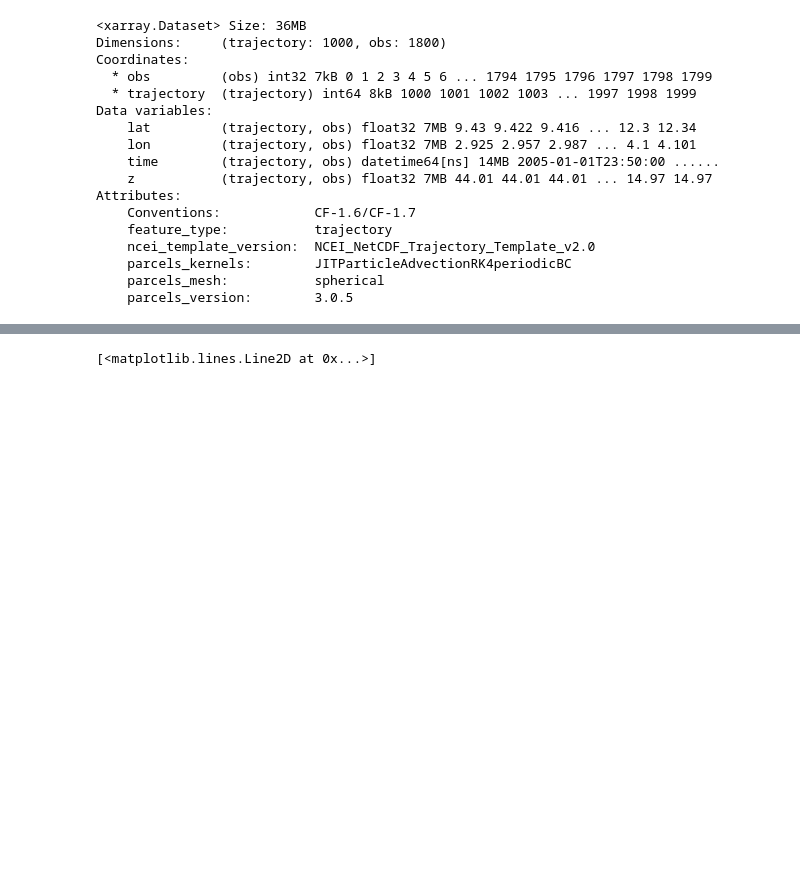
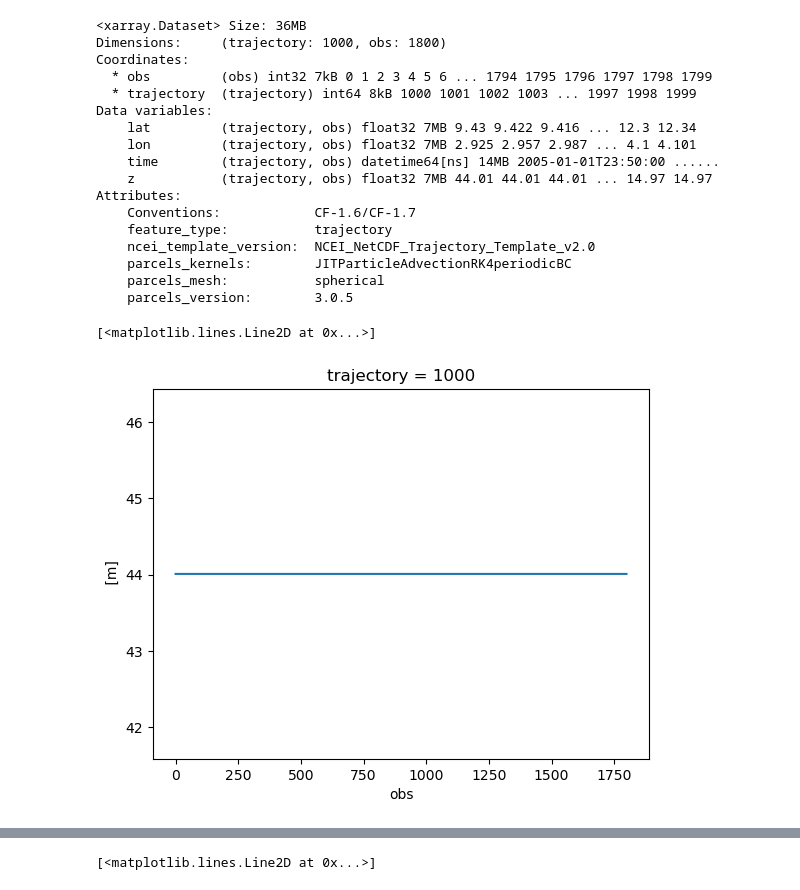
Before and after one commit to danliba/FESOMparcels_first, a Jupyter notebook: notebooks/3D_interp_FESOM.ipynb, the cells around one changed output, grey strips where cells are left out. Saved outputs shown, nothing was run; the diff lists cells and outputs as text; code cells hidden in the pictures; blank space fills up the shorter version.

```diff
--- a/notebooks/3D_interp_FESOM.ipynb
+++ b/notebooks/3D_interp_FESOM.ipynb
@@ -389,3 +390,8 @@ Attributes:
     parcels_kernels:        JITParticleAdvectionRK4periodicBC
     parcels_mesh:           spherical
     parcels_version:        3.0.5
+# %%
+ds_traj.isel(trajectory=0).z.plot()
+# %% [output]
+[<matplotlib.lines.Line2D at 0x...>]
+[figure, added]
```
Also changed, not shown: parts of 2 cells of this notebook.
